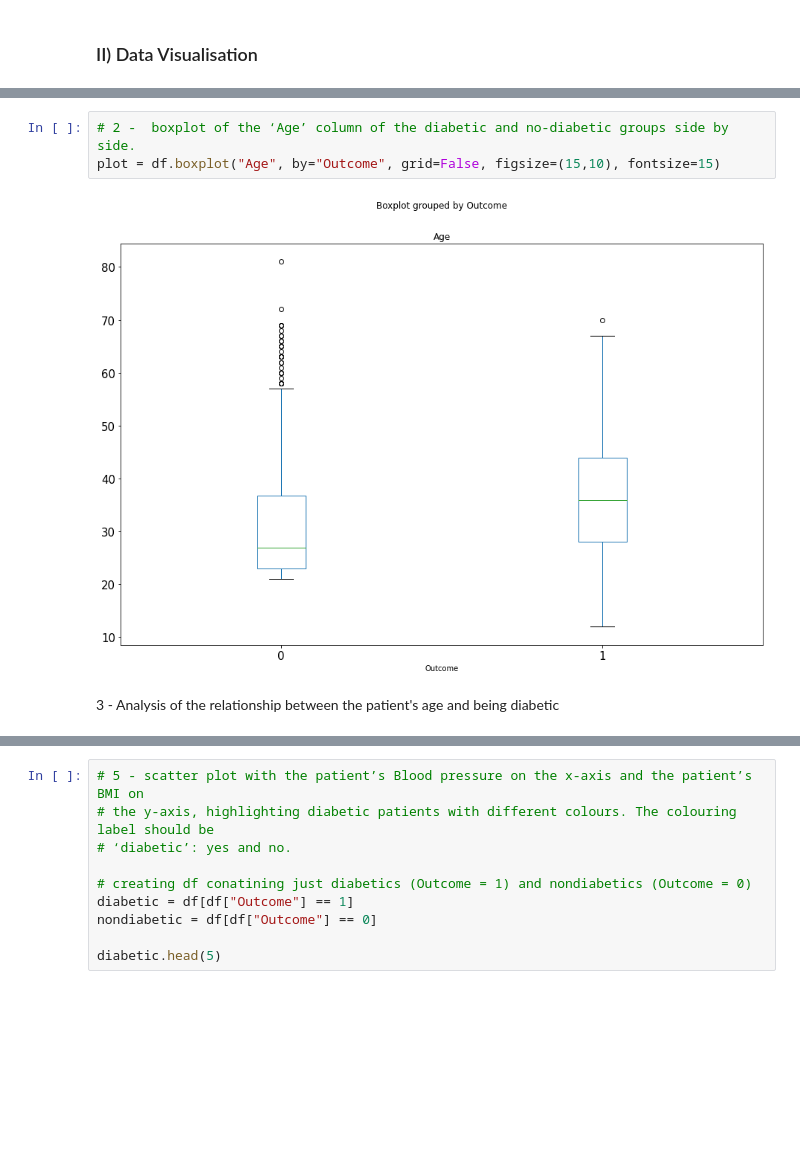
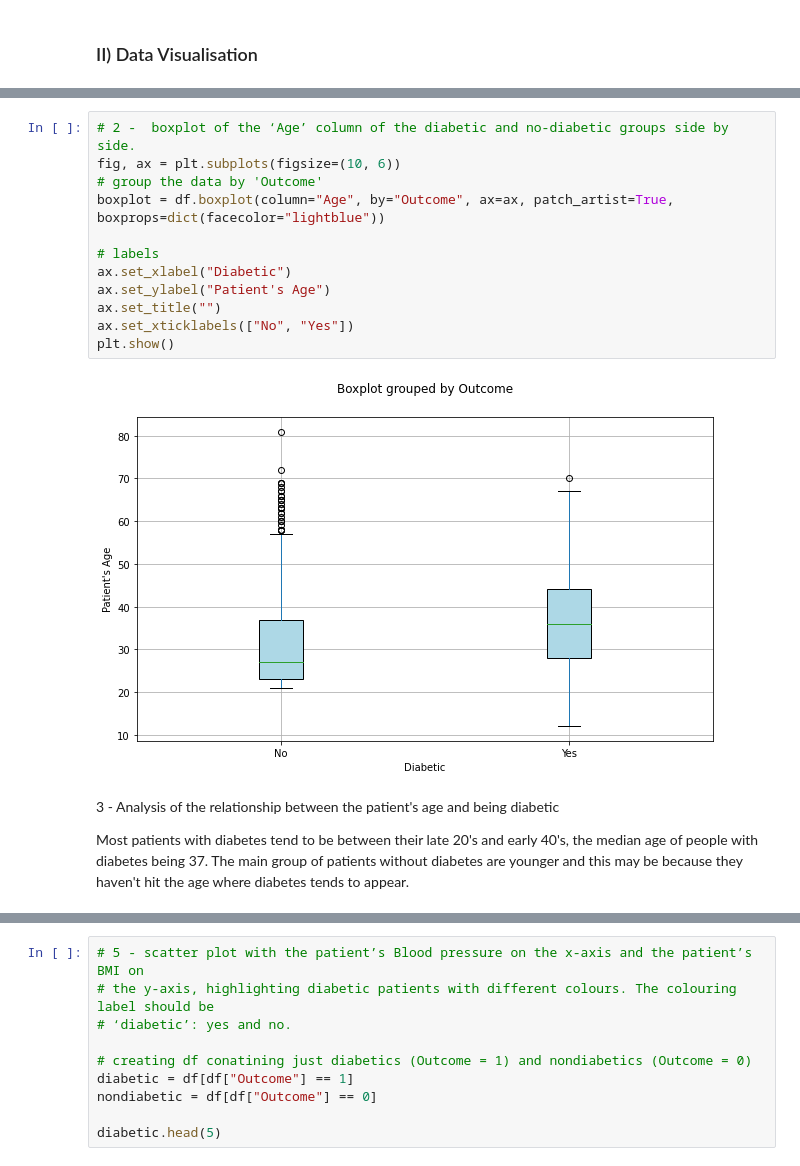
Before and after one commit to seankendall/UCD_Data_Mining, a Jupyter notebook: Practical 1/Practical1.ipynb, the cells around one changed output, grey strips where cells are left out. Drawn from its saved outputs; the diff is of its cells as text; blank space fills up the shorter version.

```diff
--- a/Practical 1/Practical1.ipynb
+++ b/Practical 1/Practical1.ipynb
@@ -102,10 +107,21 @@ Text(0.5, 1.0, 'Boxplot of Age')
 # %%
 # 2 -  boxplot of the ‘Age’ column of the diabetic and no-diabetic groups side by side.
-plot = df.boxplot("Age", by="Outcome", grid=False, figsize=(15,10), fontsize=15)
+fig, ax = plt.subplots(figsize=(10, 6))
+# group the data by 'Outcome'
+boxplot = df.boxplot(column="Age", by="Outcome", ax=ax, patch_artist=True, boxprops=dict(facecolor="lightblue"))
+
+# labels
+ax.set_xlabel("Diabetic")
+ax.set_ylabel("Patient's Age")
+ax.set_title("")
+ax.set_xticklabels(["No", "Yes"])
+plt.show()
 # %% [output]
-[figure, old version]
+[figure, new version]
-# %% [markdown]
-3 - Analysis of the relationship between the patient's age and being diabetic
+# %% [markdown]
+3 - Analysis of the relationship between the patient's age and being diabetic
+
+Most patients with diabetes tend to be between their late 20's and early 40's, the median age of people with diabetes being 37. The main group of patients without diabetes are younger and this may be because they haven't hit the age where diabetes tends to appear.
 # %%
 # 4 - scatter plot with the patients Blood Pressure on the x-axis and BMI on the y-axis
 df.plot.scatter(x="BloodPressure", y="BMI")
```
Also changed, not shown: parts of 22 cells of this notebook.
